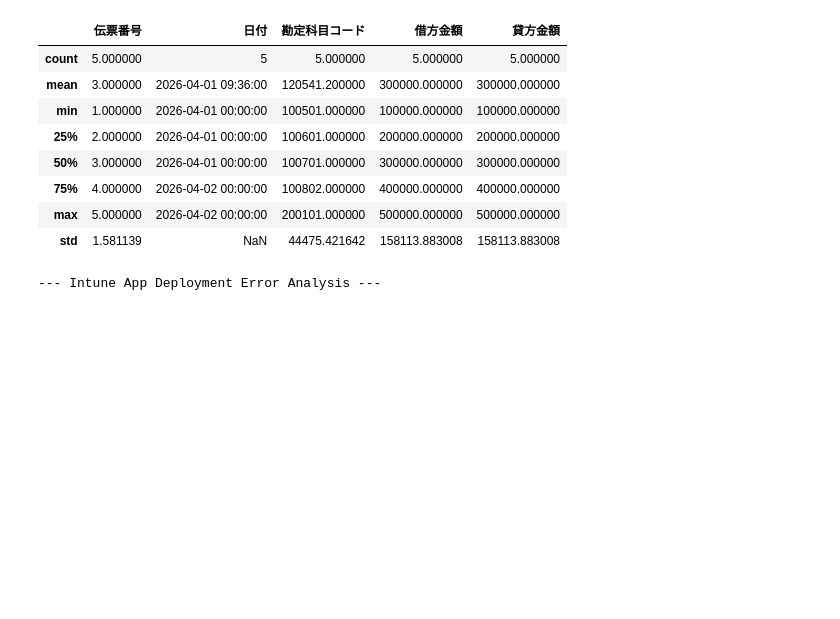
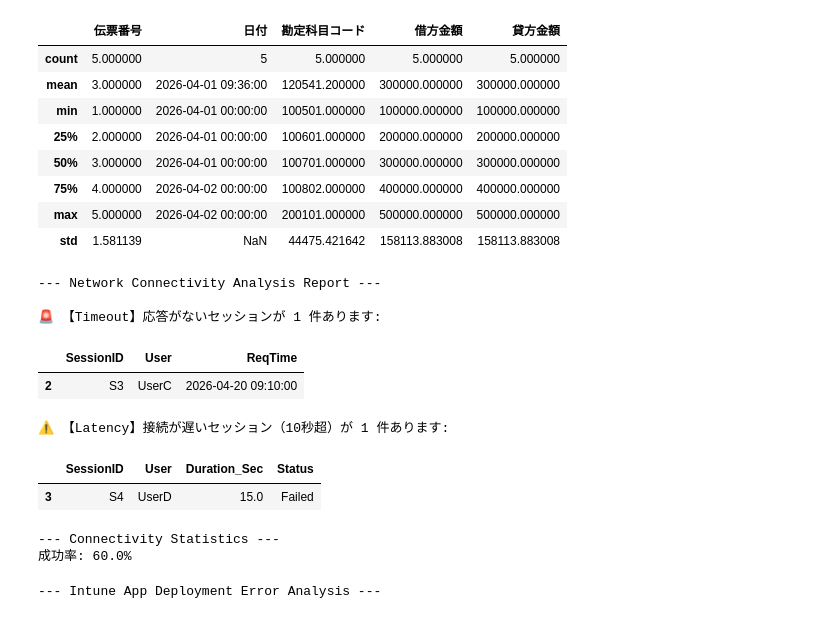
Before and after one commit to Koji-Accounting-Tech/D365-Finance-Data-Validator, a Jupyter notebook: D365_Data_Processing.ipynb, the cells around one changed output. Cells and saved outputs as stored; diff of their text form; code cells hidden in the pictures; blank space fills up the shorter version.

```diff
--- a/D365_Data_Processing.ipynb
+++ b/D365_Data_Processing.ipynb
@@ -31,6 +31,75 @@ display(df.describe())
 | 75% | 4.000000 | 2026-04-02 00:00:00 | 100802.000000 | 400000.000000 | 400000.000000 |
 | max | 5.000000 | 2026-04-02 00:00:00 | 200101.000000 | 500000.000000 | 500000.000000 |
 | std | 1.581139 | NaN | 44475.421642 | 158113.883008 | 158113.883008 |
+# %%
+import pandas as pd
+
+# 1. 接続要求ログ（Request Logs）
+req_data = {
+    'SessionID': ['S1', 'S2', 'S3', 'S4', 'S5'],
+    'User': ['UserA', 'UserB', 'UserC', 'UserD', 'UserE'],
+    'ReqTime': pd.to_datetime([
+        '2026-04-20 09:00:01',
+        '2026-04-20 09:05:10',
+        '2026-04-20 09:10:00',
+        '2026-04-20 09:15:30',
+        '2026-04-20 09:20:00'
+    ])
+}
+df_req = pd.DataFrame(req_data)
+
+# 2. 接続結果ログ（Result Logs）
+# ※ S3（UserC）の結果が届いていない（タイムアウト）想定
+res_data = {
+    'SessionID': ['S1', 'S2', 'S4', 'S5'],
+    'Status': ['Success', 'Success', 'Failed', 'Success'],
+    'ResTime': pd.to_datetime([
+        '2026-04-20 09:00:03', # 2秒で成功
+        '2026-04-20 09:05:12', # 2秒で成功
+        '2026-04-20 09:15:45', # 15秒で失敗
+        '2026-04-20 09:20:01'  # 1秒で成功
+    ])
+}
+df_res = pd.DataFrame(res_data)
+
+# 3. SessionIDをキーにして2つのログを結合（Left Join）
+df_net = pd.merge(df_req, df_res, on='SessionID', how='left')
+
+# 4. パフォーマンス計算
+# 接続にかかった時間を秒単位で算出
+df_net['Duration_Sec'] = (df_net['ResTime'] - df_net['ReqTime']).dt.total_seconds()
+
+# 5. 異常検知
+# A. タイムアウト（結果ログが存在しない）
+timeouts = df_net[df_net['Status'].isnull()]
+
+# B. 遅延（接続に10秒以上かかったもの）
+slow_connections = df_net[df_net['Duration_Sec'] > 10]
+
+print("--- Network Connectivity Analysis Report ---")
+
+if not timeouts.empty:
+    print(f"\n🚨 【Timeout】応答がないセッションが {len(timeouts)} 件あります:")
+    display(timeouts[['SessionID', 'User', 'ReqTime']])
+
+if not slow_connections.empty:
+    print(f"\n⚠️ 【Latency】接続が遅いセッション（10秒超）が {len(slow_connections)} 件あります:")
+    display(slow_connections[['SessionID', 'User', 'Duration_Sec', 'Status']])
+
+# 6. 全体の統計
+print("\n--- Connectivity Statistics ---")
+print(f"成功率: {len(df_net[df_net['Status']=='Success']) / len(df_req) * 100:.1f}%")
+# %% [output]
+--- Network Connectivity Analysis Report ---
+
+🚨 【Timeout】応答がないセッションが 1 件あります:
+|  | SessionID | User | ReqTime |
+| 2 | S3 | UserC | 2026-04-20 09:10:00 |
+⚠️ 【Latency】接続が遅いセッション（10秒超）が 1 件あります:
+|  | SessionID | User | Duration_Sec | Status |
+| 3 | S4 | UserD | 15.0 | Failed |
+--- Connectivity Statistics ---
+成功率: 60.0%
 # %%
 import pandas as pd
 
```
